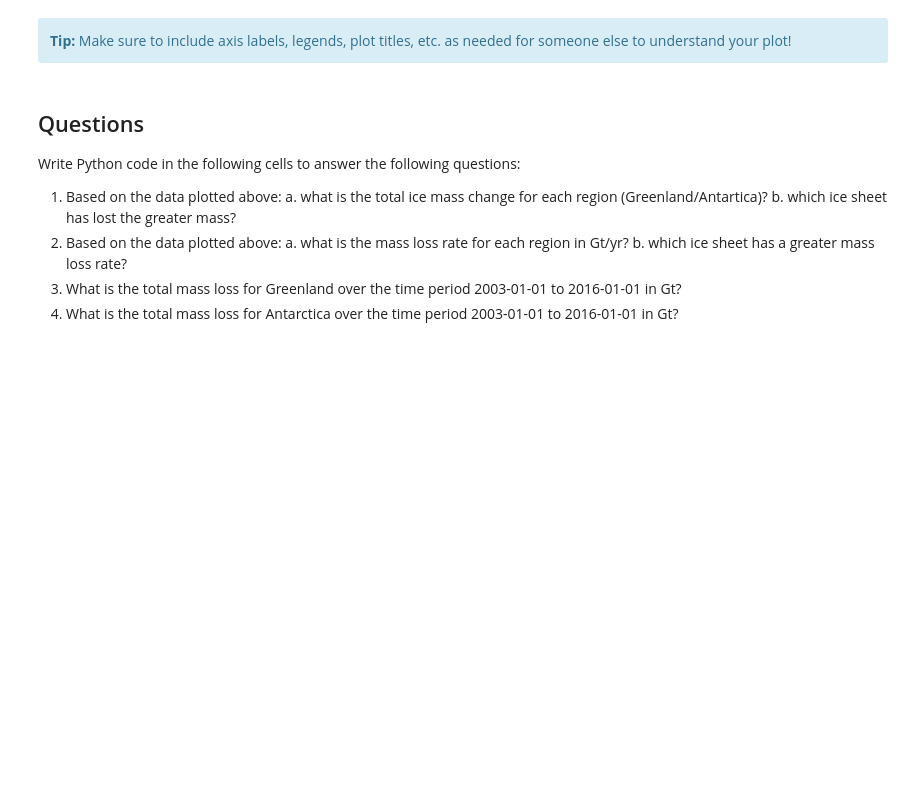
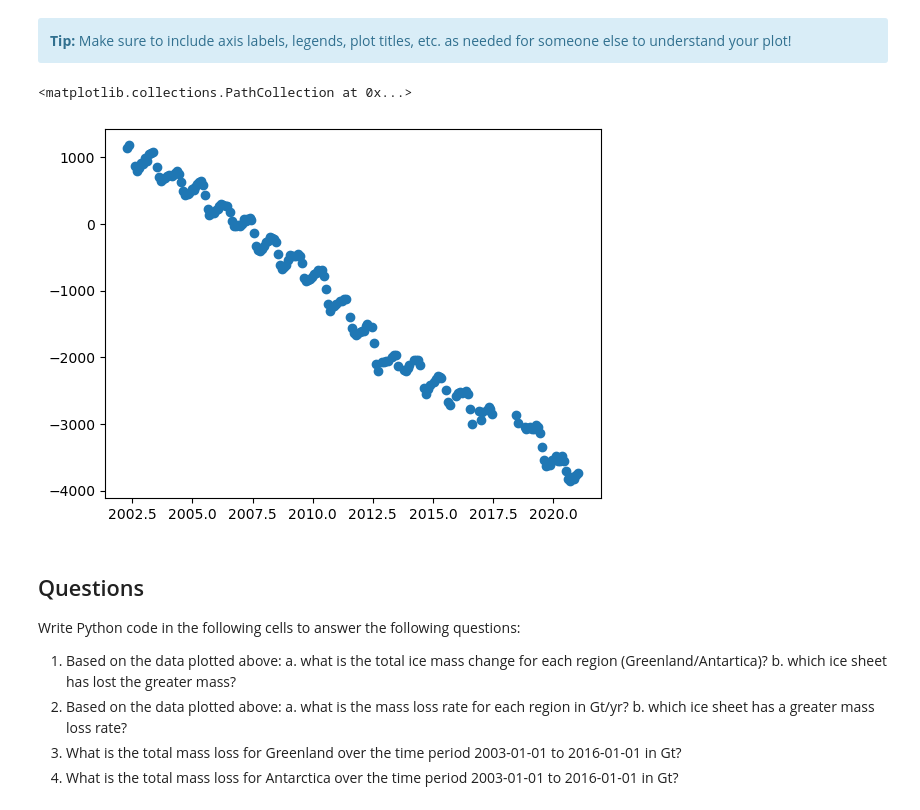
Before and after one commit to jlmaurer/GE6146, a Jupyter notebook: notebooks/Lab2_Gravity.ipynb, the cells around one changed output. Drawn from its saved outputs; the diff is of its cells as text; code cells hidden in the pictures; blank space fills up the shorter version.

```diff
--- a/notebooks/Lab2_Gravity.ipynb
+++ b/notebooks/Lab2_Gravity.ipynb
@@ -39,6 +46,7 @@ Depending on whether you are uploading directly or usingi Google Drive, uncommen
 # %%
 # With either option, you can then import the data using pandas, for example:
 #import pandas as pd
-#Nskip = 0 # change to number of rows to skip
-#filename = "your_imported_filename.csv" # need to include /gdrive/ in the filename if importing from google drive
-#df = pd.read_csv(filename, skiprows=Nskip) # you will need to skip the header rows. Look at the file on your computer to see how many rows you need to skip
+Nskip = 9 # change to number of rows to skip
+filename = "../data/GSFC_region0100_GreenlandIceSheet.csv" # need to include /gdrive/ in the filename if importing from google drive
+df = pd.read_csv(filename, skiprows=Nskip) # you will need to skip the header rows. Look at the file on your computer to see how many rows you need to skip
+df.head()
@@ -125,6 +136,10 @@ You will want to include both data sources on each plot with a legend, title sho
 </div>
 # %%
 # Your code for the Greenland plot here
+plt.scatter(df['year'], df['Gt'], marker='o')
+# %% [output]
+<matplotlib.collections.PathCollection at 0x...>
+[figure, added]
 # %%
 # Your code for the Antartica plot here
 # %% [markdown]
```
Also changed, not shown: parts of 3 cells of this notebook, 3 other files.
